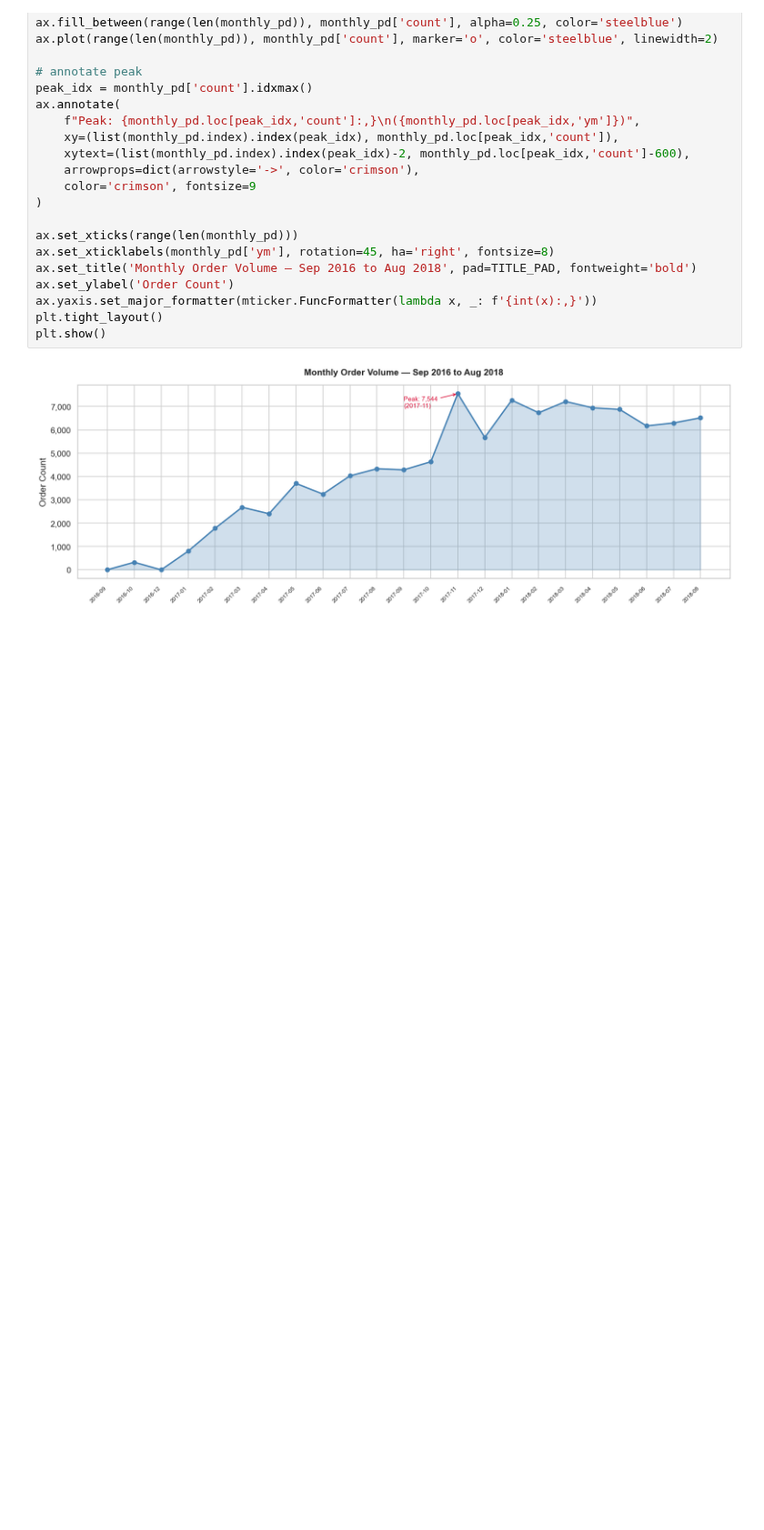
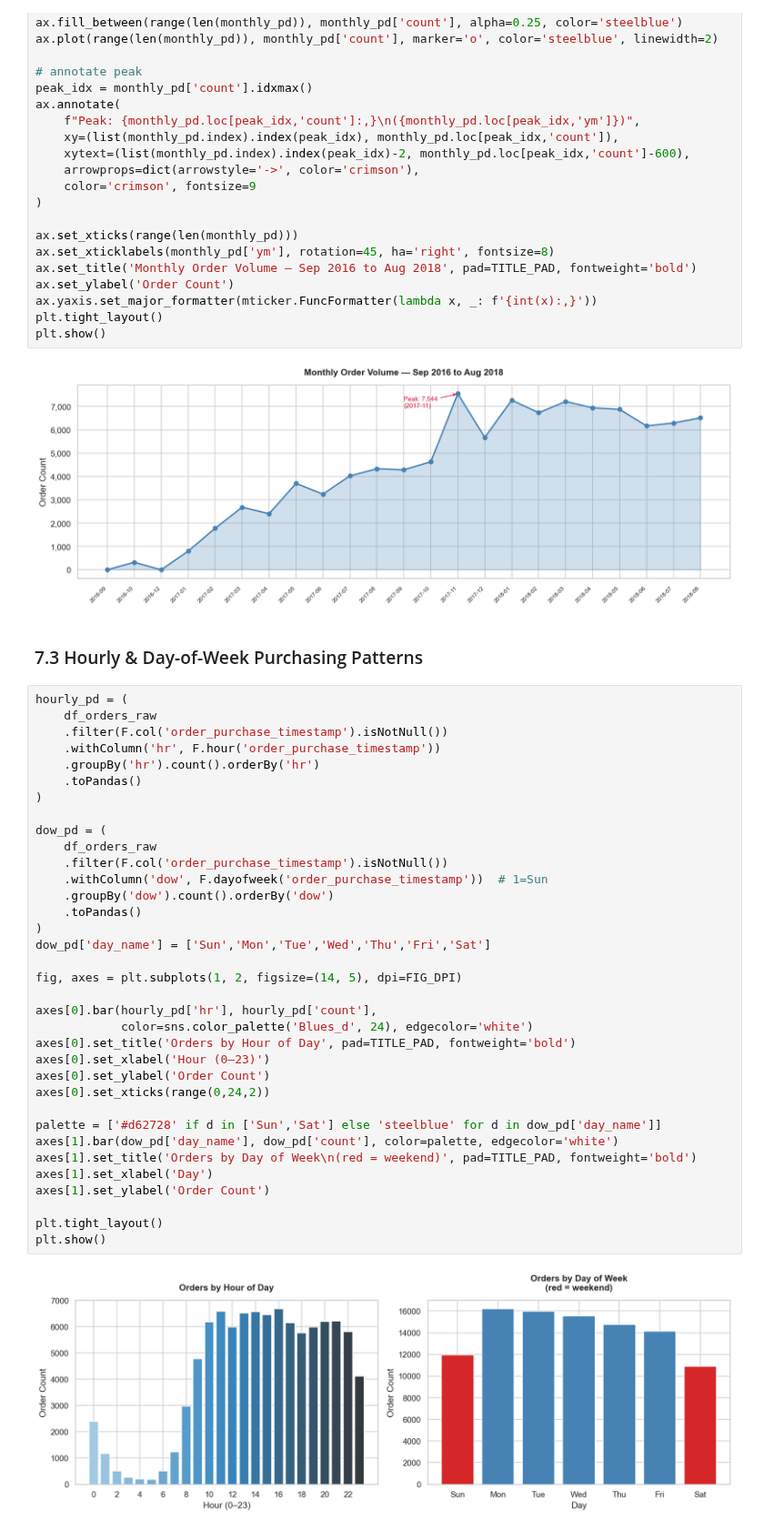
Before and after one commit to Malinda1/ecommerce-recommendation-spark, a Jupyter notebook: notebooks/01_data_loading_cleaning.ipynb, the cells around one changed output. Shown at 91% size. Saved outputs shown, nothing was run; the diff lists cells and outputs as text; blank space fills up the shorter version.

Commit message:
Created two plot for show Hourly and Day-of-week Purchasing patterns

```diff
--- a/notebooks/01_data_loading_cleaning.ipynb
+++ b/notebooks/01_data_loading_cleaning.ipynb
@@ -390,3 +390,42 @@ plt.tight_layout()
 plt.show()
 # %% [output]
 [figure]
+# %% [markdown]
+### 7.3 Hourly & Day-of-Week Purchasing Patterns
+# %%
+hourly_pd = (
+    df_orders_raw
+    .filter(F.col('order_purchase_timestamp').isNotNull())
+    .withColumn('hr', F.hour('order_purchase_timestamp'))
+    .groupBy('hr').count().orderBy('hr')
+    .toPandas()
+)
+
+dow_pd = (
+    df_orders_raw
+    .filter(F.col('order_purchase_timestamp').isNotNull())
+    .withColumn('dow', F.dayofweek('order_purchase_timestamp'))  # 1=Sun
+    .groupBy('dow').count().orderBy('dow')
+    .toPandas()
+)
+dow_pd['day_name'] = ['Sun','Mon','Tue','Wed','Thu','Fri','Sat']
+
+fig, axes = plt.subplots(1, 2, figsize=(14, 5), dpi=FIG_DPI)
+
+axes[0].bar(hourly_pd['hr'], hourly_pd['count'],
+            color=sns.color_palette('Blues_d', 24), edgecolor='white')
+axes[0].set_title('Orders by Hour of Day', pad=TITLE_PAD, fontweight='bold')
+axes[0].set_xlabel('Hour (0–23)')
+axes[0].set_ylabel('Order Count')
+axes[0].set_xticks(range(0,24,2))
+
+palette = ['#d62728' if d in ['Sun','Sat'] else 'steelblue' for d in dow_pd['day_name']]
+axes[1].bar(dow_pd['day_name'], dow_pd['count'], color=palette, edgecolor='white')
+axes[1].set_title('Orders by Day of Week\n(red = weekend)', pad=TITLE_PAD, fontweight='bold')
+axes[1].set_xlabel('Day')
+axes[1].set_ylabel('Order Count')
+
+plt.tight_layout()
+plt.show()
+# %% [output]
+[figure, added]
```
